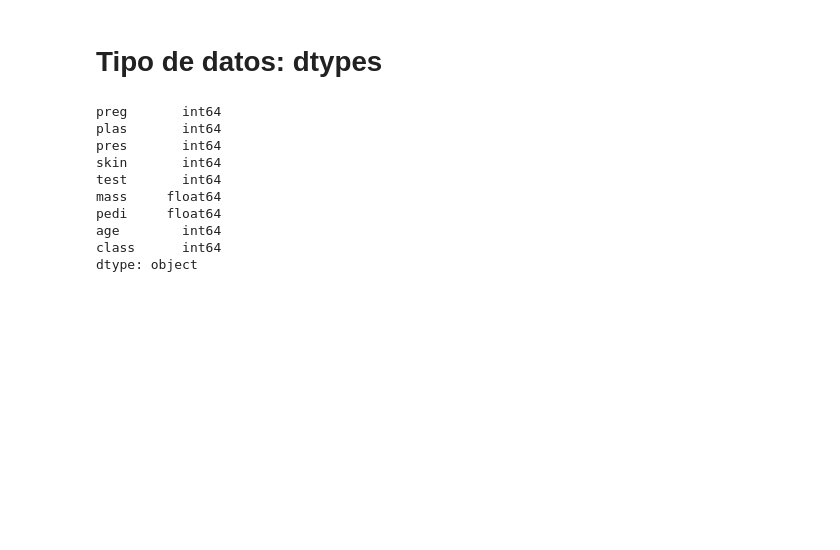
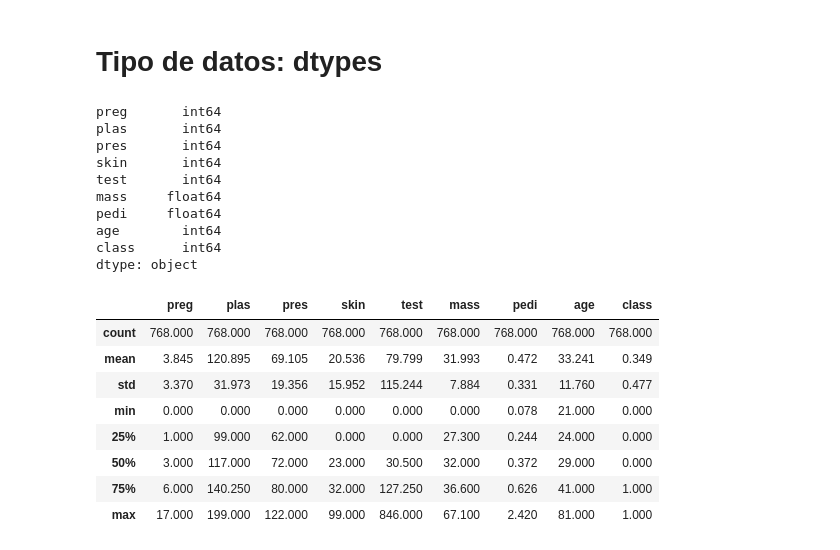
Before and after one commit to francoCarMar/Ciencia-de-datos-con-python, a Jupyter notebook: estadistica_descriptiva.ipynb, the cells around one changed output. Drawn from its saved outputs; the diff is of its cells as text; code cells hidden in the pictures; blank space fills up the shorter version.

Commit message:
Add: funcion describe

```diff
--- a/estadistica_descriptiva.ipynb
+++ b/estadistica_descriptiva.ipynb
@@ -64,3 +64,18 @@ pedi     float64
 age        int64
 class      int64
 dtype: object
+# %%
+# Statistical Summary
+pd.set_option('display.width', 100)
+pd.set_option('display.precision', 3)
+data.describe()
+# %% [output]
+|  | preg | plas | pres | skin | test | mass | pedi | age | class |
+| count | 768.000 | 768.000 | 768.000 | 768.000 | 768.000 | 768.000 | 768.000 | 768.000 | 768.000 |
+| mean | 3.845 | 120.895 | 69.105 | 20.536 | 79.799 | 31.993 | 0.472 | 33.241 | 0.349 |
+| std | 3.370 | 31.973 | 19.356 | 15.952 | 115.244 | 7.884 | 0.331 | 11.760 | 0.477 |
+| min | 0.000 | 0.000 | 0.000 | 0.000 | 0.000 | 0.000 | 0.078 | 21.000 | 0.000 |
+| 25% | 1.000 | 99.000 | 62.000 | 0.000 | 0.000 | 27.300 | 0.244 | 24.000 | 0.000 |
+| 50% | 3.000 | 117.000 | 72.000 | 23.000 | 30.500 | 32.000 | 0.372 | 29.000 | 0.000 |
+| 75% | 6.000 | 140.250 | 80.000 | 32.000 | 127.250 | 36.600 | 0.626 | 41.000 | 1.000 |
+| max | 17.000 | 199.000 | 122.000 | 99.000 | 846.000 | 67.100 | 2.420 | 81.000 | 1.000 |
```
Also changed, not shown: 2 other files.
